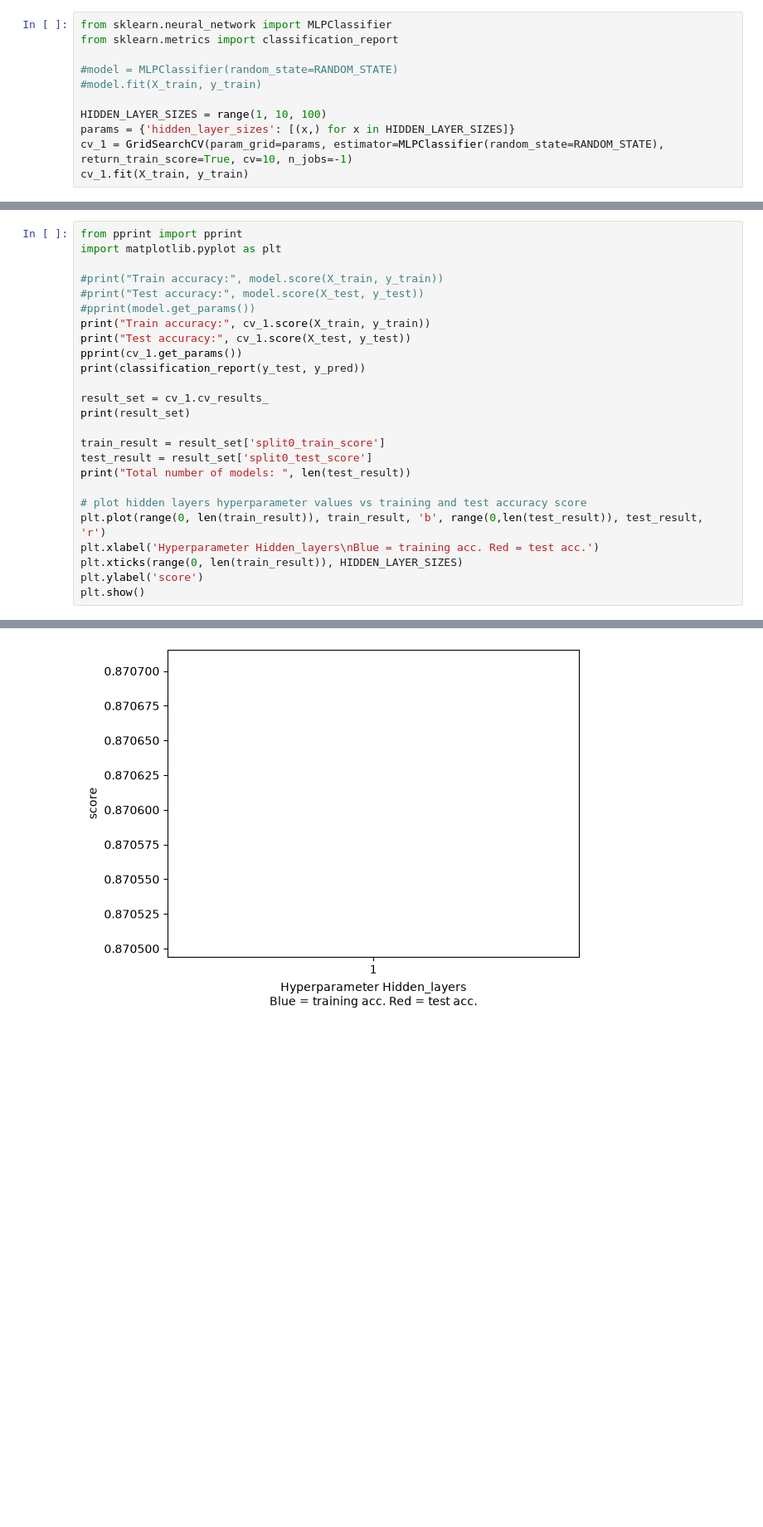
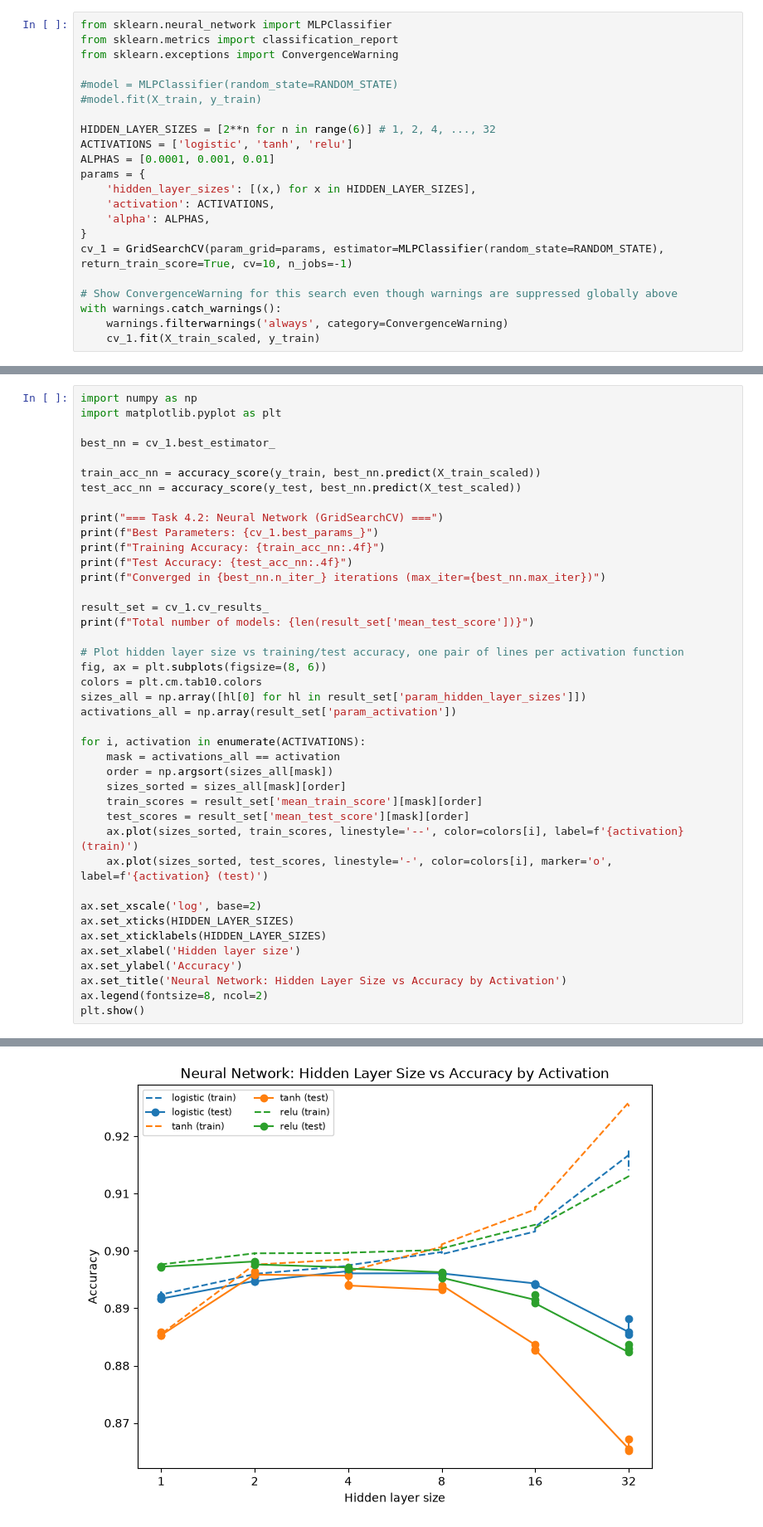
Before and after one commit to dmitrynovik/ml-a1a, a Jupyter notebook: 1a.ipynb, the cells around one changed output, grey strips where cells are left out. Shown at 83% size. Saved outputs shown, nothing was run; the diff lists cells and outputs as text; blank space fills up the shorter version.

Commit message:
task 4: add parameters

```diff
--- a/1a.ipynb
+++ b/1a.ipynb
@@ -667,11 +667,22 @@ D. Do you see any sign of over-fitting? Did the training process converge and re
 # %%
 from sklearn.neural_network import MLPClassifier
 from sklearn.metrics import classification_report
+from sklearn.exceptions import ConvergenceWarning
 
 #model = MLPClassifier(random_state=RANDOM_STATE)
 #model.fit(X_train, y_train)
 
-HIDDEN_LAYER_SIZES = range(1, 10, 100)
-params = {'hidden_layer_sizes': [(x,) for x in HIDDEN_LAYER_SIZES]}
+HIDDEN_LAYER_SIZES = [2**n for n in range(6)] # 1, 2, 4, ..., 32
+ACTIVATIONS = ['logistic', 'tanh', 'relu']
+ALPHAS = [0.0001, 0.001, 0.01]
+params = {
+    'hidden_layer_sizes': [(x,) for x in HIDDEN_LAYER_SIZES],
+    'activation': ACTIVATIONS,
+    'alpha': ALPHAS,
+}
 cv_1 = GridSearchCV(param_grid=params, estimator=MLPClassifier(random_state=RANDOM_STATE), return_train_score=True, cv=10, n_jobs=-1)
-cv_1.fit(X_train, y_train)
+
+# Show ConvergenceWarning for this search even though warnings are suppressed globally above
+with warnings.catch_warnings():
+    warnings.filterwarnings('always', category=ConvergenceWarning)
+    cv_1.fit(X_train_scaled, y_train)
@@ -682,26 +689,42 @@ GridSearchCV(cv=10, estimator=MLPClassifier(random_state=42), n_jobs=-1,
 # %%
-from pprint import pprint
+import numpy as np
 import matplotlib.pyplot as plt
 
-#print("Train accuracy:", model.score(X_train, y_train))
-#print("Test accuracy:", model.score(X_test, y_test))
-#pprint(model.get_params())
-print("Train accuracy:", cv_1.score(X_train, y_train))
-print("Test accuracy:", cv_1.score(X_test, y_test))
-pprint(cv_1.get_params())
-print(classification_report(y_test, y_pred))
+best_nn = cv_1.best_estimator_
+
+train_acc_nn = accuracy_score(y_train, best_nn.predict(X_train_scaled))
+test_acc_nn = accuracy_score(y_test, best_nn.predict(X_test_scaled))
+
+print("=== Task 4.2: Neural Network (GridSearchCV) ===")
+print(f"Best Parameters: {cv_1.best_params_}")
+print(f"Training Accuracy: {train_acc_nn:.4f}")
+print(f"Test Accuracy: {test_acc_nn:.4f}")
+print(f"Converged in {best_nn.n_iter_} iterations (max_iter={best_nn.max_iter})")
 
 result_set = cv_1.cv_results_
-print(result_set)
+print(f"Total number of models: {len(result_set['mean_test_score'])}")
 
-train_result = result_set['split0_train_score']
-test_result = result_set['split0_test_score']
-print("Total number of models: ", len(test_result))
+# Plot hidden layer size vs training/test accuracy, one pair of lines per activation function
+fig, ax = plt.subplots(figsize=(8, 6))
+colors = plt.cm.tab10.colors
+sizes_all = np.array([hl[0] for hl in result_set['param_hidden_layer_sizes']])
+activations_all = np.array(result_set['param_activation'])
 
-# plot hidden layers hyperparameter values vs training and test accuracy score
-plt.plot(range(0, len(train_result)), train_result, 'b', range(0,len(test_result)), test_result, 'r')
-plt.xlabel('Hyperparameter Hidden_layers\nBlue = training acc. Red = test acc.')
-plt.xticks(range(0, len(train_result)), HIDDEN_LAYER_SIZES)
-plt.ylabel('score')
+for i, activation in enumerate(ACTIVATIONS):
+    mask = activations_all == activation
+    order = np.argsort(sizes_all[mask])
+    sizes_sorted = sizes_all[mask][order]
+    train_scores = result_set['mean_train_score'][mask][order]
+    test_scores = result_set['mean_test_score'][mask][order]
+    ax.plot(sizes_sorted, train_scores, linestyle='--', color=colors[i], label=f'{activation} (train)')
+    ax.plot(sizes_sorted, test_scores, linestyle='-', color=colors[i], marker='o', label=f'{activation} (test)')
+
+ax.set_xscale('log', base=2)
+ax.set_xticks(HIDDEN_LAYER_SIZES)
+ax.set_xticklabels(HIDDEN_LAYER_SIZES)
+ax.set_xlabel('Hidden layer size')
+ax.set_ylabel('Accuracy')
+ax.set_title('Neural Network: Hidden Layer Size vs Accuracy by Activation')
+ax.legend(fontsize=8, ncol=2)
 plt.show()
 # %% [output]
@@ -725 +737 @@ Total number of models:  1
-[figure, old version]
+[figure, new version]
```
Also changed, not shown: parts of 2 cells of this notebook.
